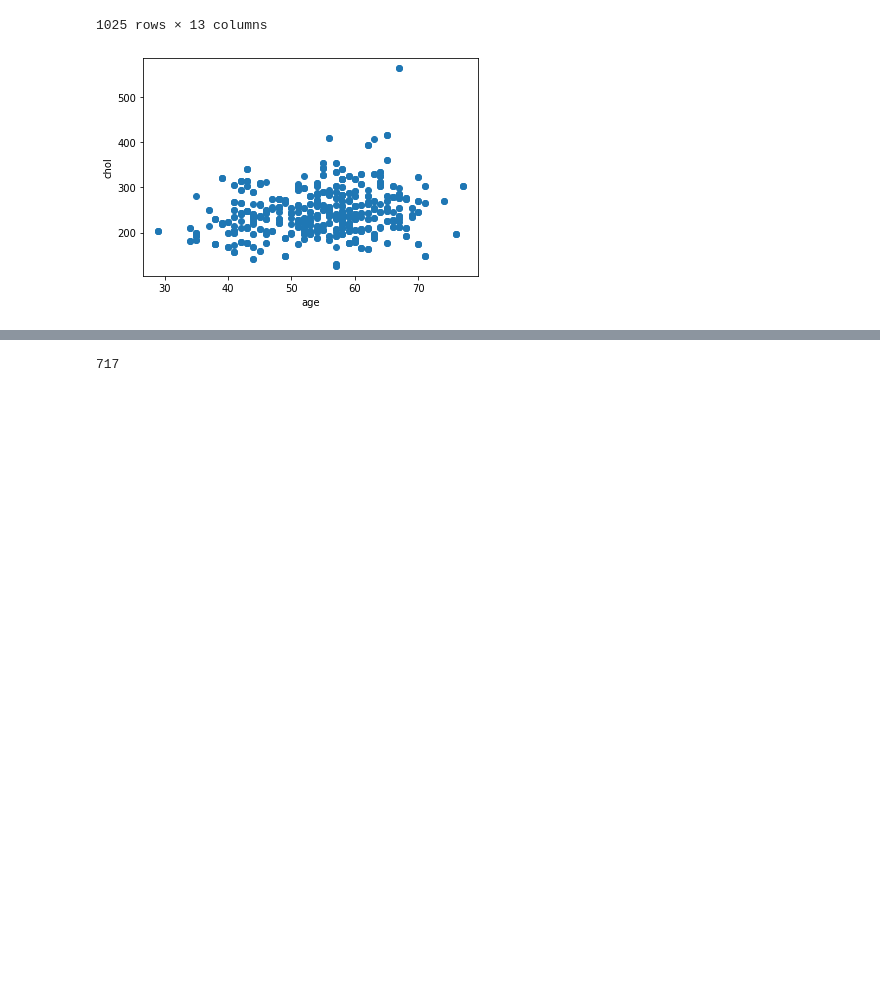
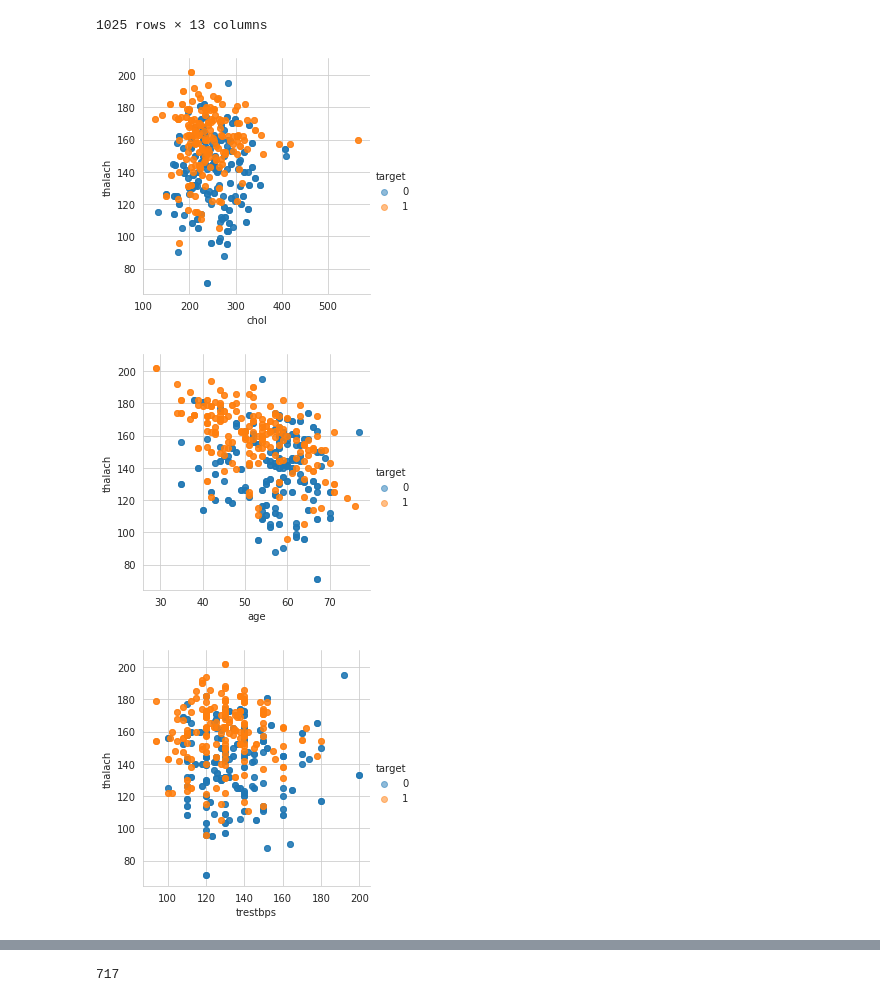
Before and after one commit to deepak-1197/small-projects, a Jupyter notebook: Heart_Disease.ipynb, the cells around one changed output, grey strips where cells are left out. Drawn from its saved outputs; the diff is of its cells as text; code cells hidden in the pictures; blank space fills up the shorter version.

```diff
--- a/Heart_Disease.ipynb
+++ b/Heart_Disease.ipynb
@@ -73,10 +73,22 @@ x
 from sklearn.model_selection import train_test_split
 # %%
 x_train, x_test, y_train, y_test=train_test_split(x,y,test_size=0.3,random_state=10)
-# %%
-plt.plot(x_train[['age']],x_train[['chol']],'o')
-plt.xlabel("age")
-plt.ylabel("chol")
-plt.show()
-# %% [output]
-[figure, removed]
+# %%
+import seaborn as sns
+sns.set_style("whitegrid")
+
+sns.FacetGrid(sample_df,hue="target",size=4).map(plt.scatter,'chol','thalach',alpha=0.5).add_legend()
+
+plt.show()
+
+sns.FacetGrid(sample_df,hue="target",size=4).map(plt.scatter,'age','thalach',alpha=0.5).add_legend()
+
+plt.show()
+
+sns.FacetGrid(sample_df,hue="target",size=4).map(plt.scatter,'trestbps','thalach',alpha=0.5).add_legend()
+
+plt.show()
+# %% [output]
+[figure, added]
+[figure, added]
+[figure, added]
```
Also changed, not shown: parts of 2 cells of this notebook.
